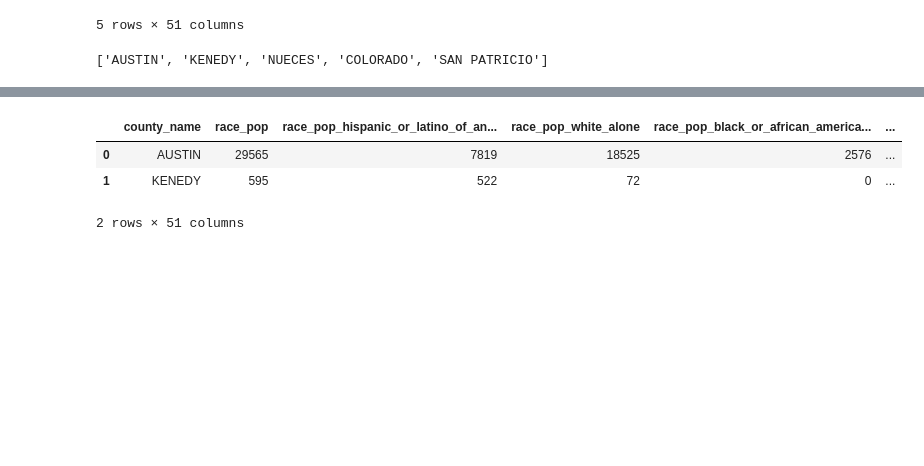
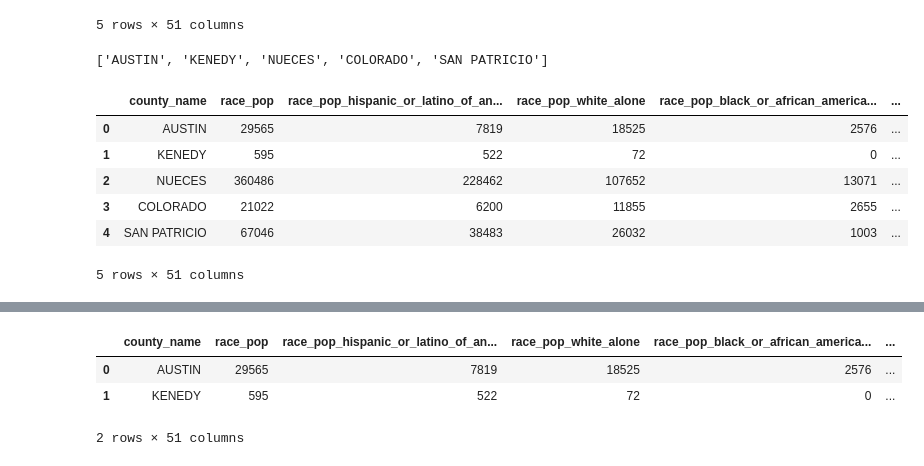
Before and after one commit to cxclark/covid19-analysis, a Jupyter notebook: code/Texas_total cases-death-census.ipynb, the cells around one changed output, grey strips where cells are left out. Drawn from its saved outputs; the diff is of its cells as text; code cells hidden in the pictures; blank space fills up the shorter version.

```diff
--- a/code/Texas_total cases-death-census.ipynb
+++ b/code/Texas_total cases-death-census.ipynb
@@ -312,6 +312,16 @@ for county in census_df['county_state']:
 county_names_census[:5]
 # %% [output]
 ['AUSTIN', 'KENEDY', 'NUECES', 'COLORADO', 'SAN PATRICIO']
+# %%
+census_df.head(5)
+# %% [output]
+|  | county_name | race_pop | race_pop_hispanic_or_latino_of_an... | race_pop_white_alone | race_pop_black_or_african_america... | ... |
+| 0 | AUSTIN | 29565 | 7819 | 18525 | 2576 | ... |
+| 1 | KENEDY | 595 | 522 | 72 | 0 | ... |
+| 2 | NUECES | 360486 | 228462 | 107652 | 13071 | ... |
+| 3 | COLORADO | 21022 | 6200 | 11855 | 2655 | ... |
+| 4 | SAN PATRICIO | 67046 | 38483 | 26032 | 1003 | ... |
+5 rows × 51 columns
 # %%
 census_df['county_state'] = county_names_census
 # %%
```
Also changed, not shown: parts of 9 cells of this notebook, 52 other files.
